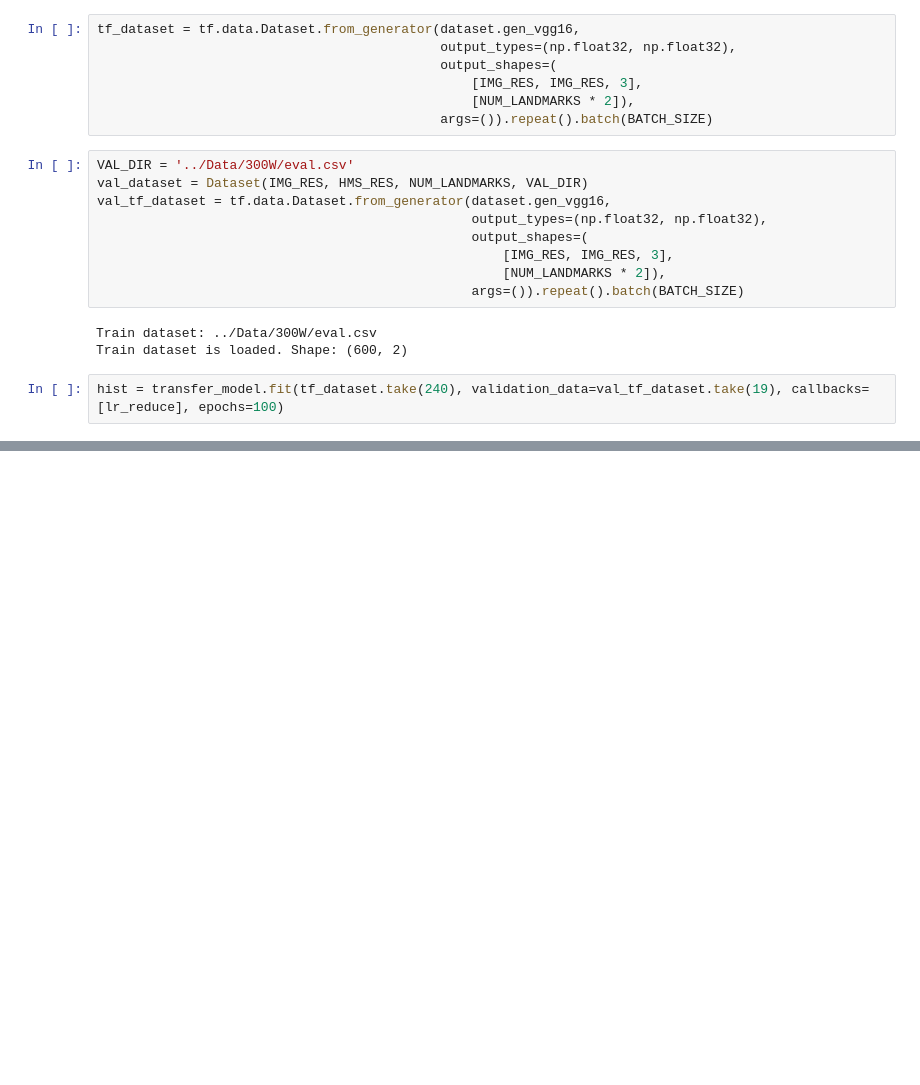
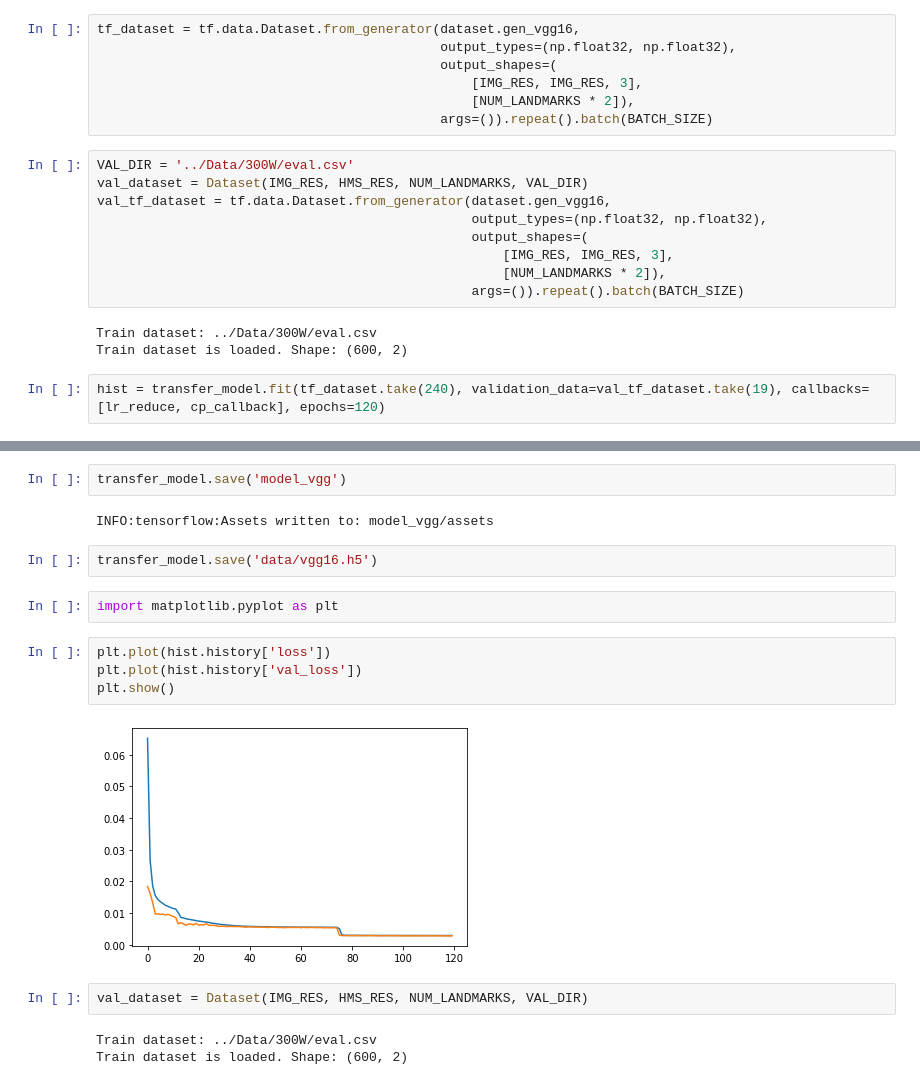
Before and after one commit to Koowater/Facial-Landmark-Detector, a Jupyter notebook: vgg16.ipynb, the cells around one changed output, grey strips where cells are left out. Drawn from its saved outputs; the diff is of its cells as text; blank space fills up the shorter version.

```diff
--- a/vgg16.ipynb
+++ b/vgg16.ipynb
@@ -87,5 +87,5 @@ val_tf_dataset = tf.data.Dataset.from_generator(dataset.gen_vgg16,
 Train dataset: ../Data/300W/eval.csv
 Train dataset is loaded. Shape: (600, 2)
 # %%
-hist = transfer_model.fit(tf_dataset.take(240), validation_data=val_tf_dataset.take(19), callbacks=[lr_reduce], epochs=100)
+hist = transfer_model.fit(tf_dataset.take(240), validation_data=val_tf_dataset.take(19), callbacks=[lr_reduce, cp_callback], epochs=120)
 # %% [output]
@@ -108,0 +109,19 @@ Epoch 14/100
+# %%
+transfer_model.save('model_vgg')
+# %% [output]
+INFO:tensorflow:Assets written to: model_vgg/assets
+# %%
+transfer_model.save('data/vgg16.h5')
+# %%
+import matplotlib.pyplot as plt
+# %%
+plt.plot(hist.history['loss'])
+plt.plot(hist.history['val_loss'])
+plt.show()
+# %% [output]
+[figure, added]
+# %%
+val_dataset = Dataset(IMG_RES, HMS_RES, NUM_LANDMARKS, VAL_DIR)
+# %% [output]
+Train dataset: ../Data/300W/eval.csv
+Train dataset is loaded. Shape: (600, 2)
```
Also changed, not shown: parts of 4 cells of this notebook, 2 other files.
